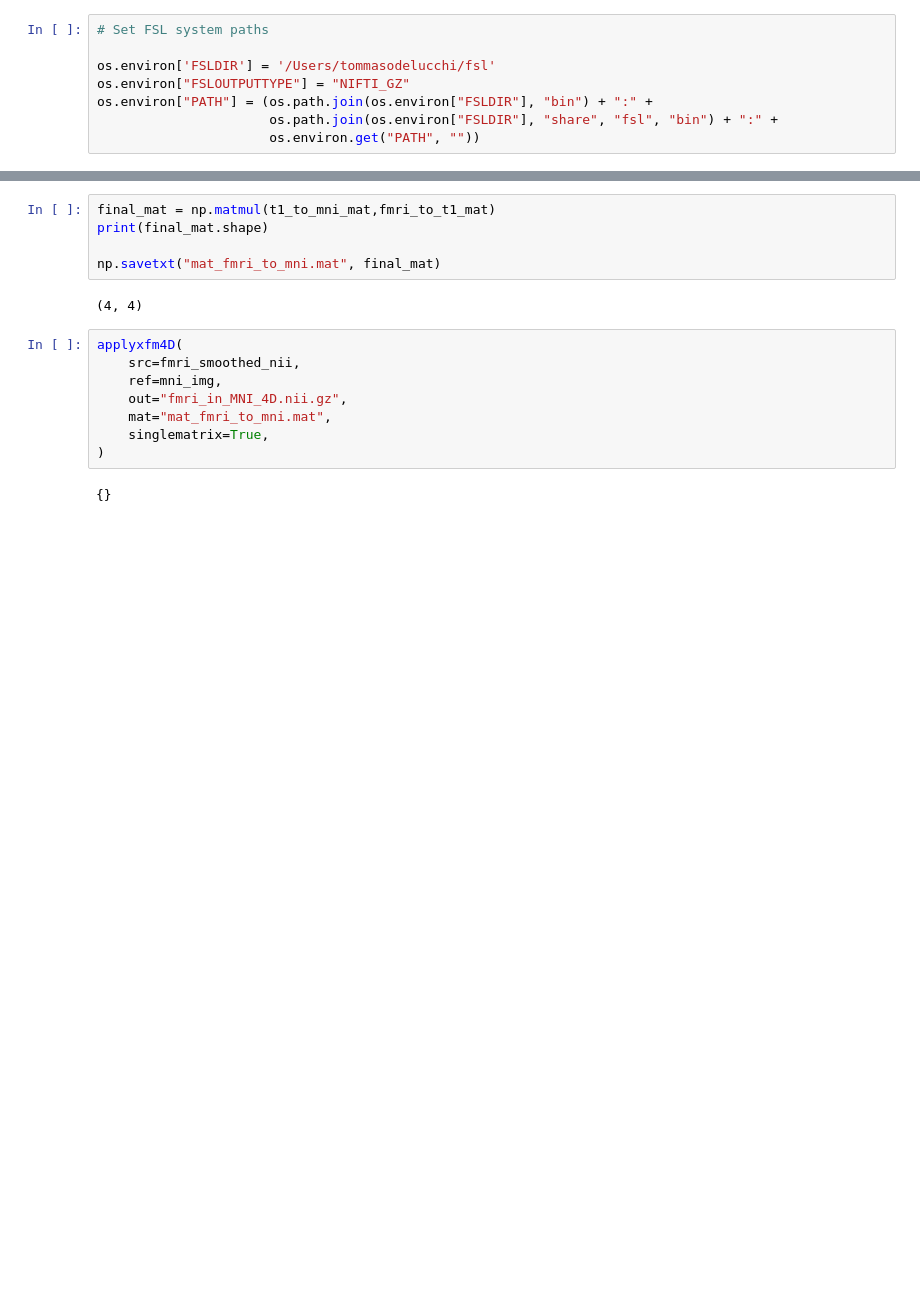
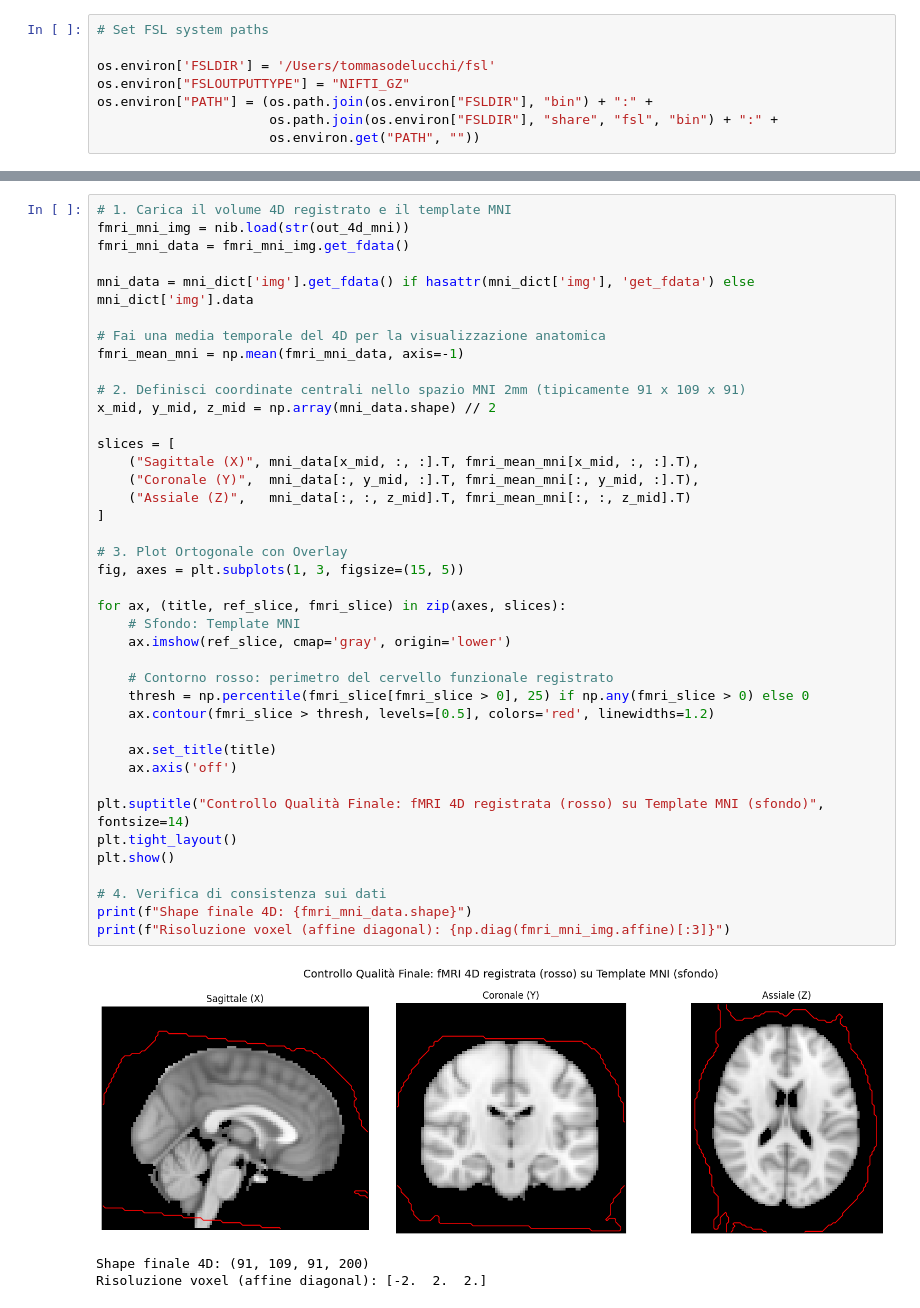
Before and after one commit to tommydelu/MRI-analysis-pipeline, a Jupyter notebook: 2_img_registration.ipynb, the cells around one changed output, grey strips where cells are left out. Saved outputs shown, nothing was run; the diff lists cells and outputs as text; blank space fills up the shorter version.

```diff
--- a/2_img_registration.ipynb
+++ b/2_img_registration.ipynb
@@ -89,17 +120,44 @@ print(t1_to_mni_mat.shape)
-# %%
-final_mat = np.matmul(t1_to_mni_mat,fmri_to_t1_mat)
-print(final_mat.shape)
-
-np.savetxt("mat_fmri_to_mni.mat", final_mat)
-# %% [output]
-(4, 4)
-# %%
-applyxfm4D(
-    src=fmri_smoothed_nii,
-    ref=mni_img,
-    out="fmri_in_MNI_4D.nii.gz",
-    mat="mat_fmri_to_mni.mat",
-    singlematrix=True,
-)
-# %% [output]
-{}
+# %%
+# 1. Carica il volume 4D registrato e il template MNI
+fmri_mni_img = nib.load(str(out_4d_mni))
+fmri_mni_data = fmri_mni_img.get_fdata()
+
+mni_data = mni_dict['img'].get_fdata() if hasattr(mni_dict['img'], 'get_fdata') else mni_dict['img'].data
+
+# Fai una media temporale del 4D per la visualizzazione anatomica
+fmri_mean_mni = np.mean(fmri_mni_data, axis=-1)
+
+# 2. Definisci coordinate centrali nello spazio MNI 2mm (tipicamente 91 x 109 x 91)
+x_mid, y_mid, z_mid = np.array(mni_data.shape) // 2
+
+slices = [
+    ("Sagittale (X)", mni_data[x_mid, :, :].T, fmri_mean_mni[x_mid, :, :].T),
+    ("Coronale (Y)",  mni_data[:, y_mid, :].T, fmri_mean_mni[:, y_mid, :].T),
+    ("Assiale (Z)",   mni_data[:, :, z_mid].T, fmri_mean_mni[:, :, z_mid].T)
+]
+
+# 3. Plot Ortogonale con Overlay
+fig, axes = plt.subplots(1, 3, figsize=(15, 5))
+
+for ax, (title, ref_slice, fmri_slice) in zip(axes, slices):
+    # Sfondo: Template MNI
+    ax.imshow(ref_slice, cmap='gray', origin='lower')
+
+    # Contorno rosso: perimetro del cervello funzionale registrato
+    thresh = np.percentile(fmri_slice[fmri_slice > 0], 25) if np.any(fmri_slice > 0) else 0
+    ax.contour(fmri_slice > thresh, levels=[0.5], colors='red', linewidths=1.2)
+
+    ax.set_title(title)
+    ax.axis('off')
+
+plt.suptitle("Controllo Qualità Finale: fMRI 4D registrata (rosso) su Template MNI (sfondo)", fontsize=14)
+plt.tight_layout()
+plt.show()
+
+# 4. Verifica di consistenza sui dati
+print(f"Shape finale 4D: {fmri_mni_data.shape}")
+print(f"Risoluzione voxel (affine diagonal): {np.diag(fmri_mni_img.affine)[:3]}")
+# %% [output]
+[figure, added]
+Shape finale 4D: (91, 109, 91, 200)
+Risoluzione voxel (affine diagonal): [-2.  2.  2.]
```
Also changed, not shown: parts of 6 cells of this notebook, 3 other files.
